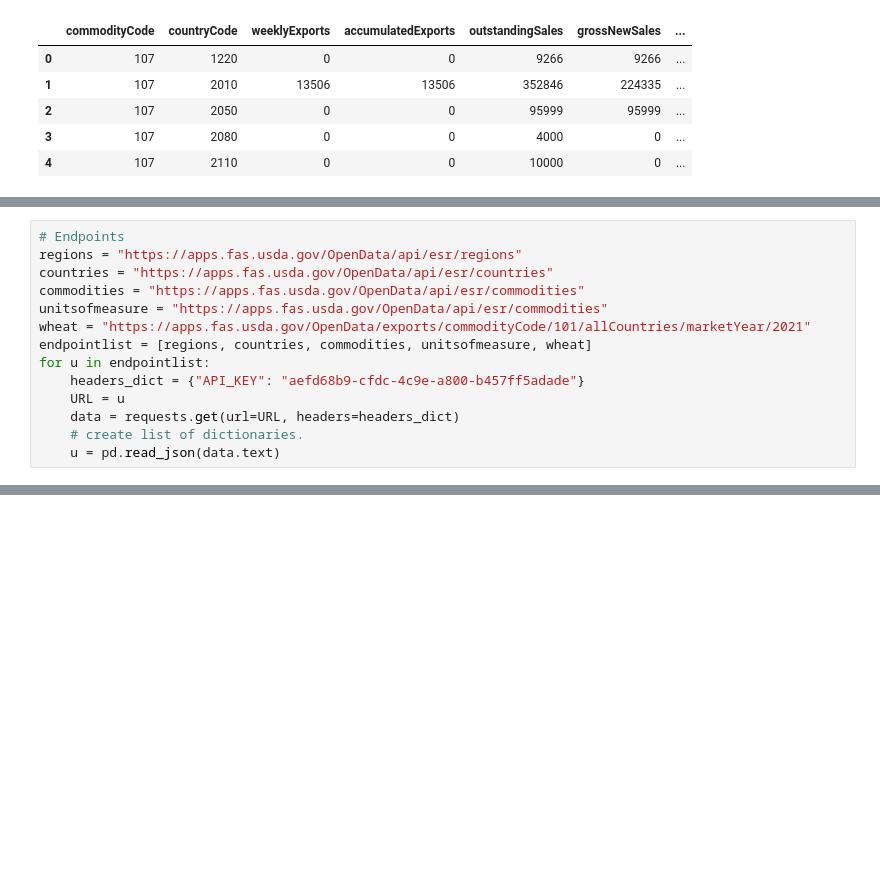
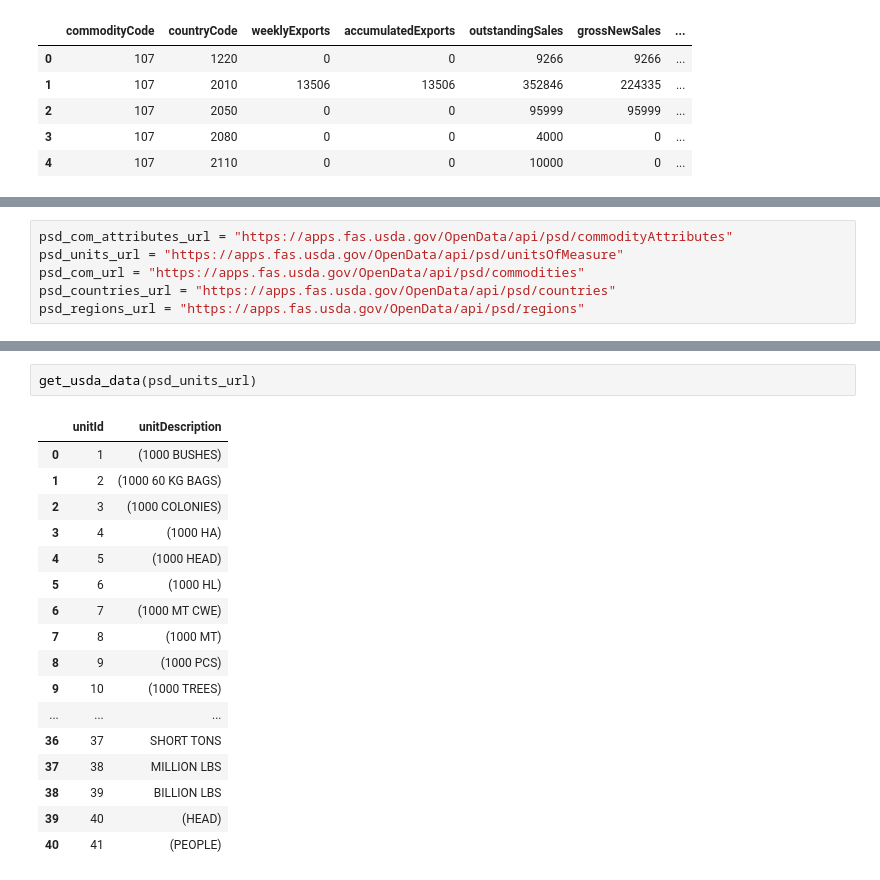
Before and after one commit to earthrise-media/food-security, a Jupyter notebook: usda-data-exploration.ipynb, the cells around one changed output, grey strips where cells are left out. Drawn from its saved outputs; the diff is of its cells as text; blank space fills up the shorter version.

```diff
--- a/usda-data-exploration.ipynb
+++ b/usda-data-exploration.ipynb
@@ -117,14 +115,6 @@ get_usda_data(wheat_url).head(5)
 # %%
-# Endpoints
-regions = "https://apps.fas.usda.gov/OpenData/api/esr/regions"
-countries = "https://apps.fas.usda.gov/OpenData/api/esr/countries"
-commodities = "https://apps.fas.usda.gov/OpenData/api/esr/commodities"
-unitsofmeasure = "https://apps.fas.usda.gov/OpenData/api/esr/commodities"
-wheat = "https://apps.fas.usda.gov/OpenData/exports/commodityCode/101/allCountries/marketYear/2021"
-endpointlist = [regions, countries, commodities, unitsofmeasure, wheat]
-for u in endpointlist:
-    headers_dict = {"API_KEY": "aefd68b9-cfdc-4c9e-a800-b457ff5adade"}
-    URL = u
-    data = requests.get(url=URL, headers=headers_dict)
-    # create list of dictionaries.
-    u = pd.read_json(data.text)
+psd_com_attributes_url = "https://apps.fas.usda.gov/OpenData/api/psd/commodityAttributes"
+psd_units_url = "https://apps.fas.usda.gov/OpenData/api/psd/unitsOfMeasure"
+psd_com_url = "https://apps.fas.usda.gov/OpenData/api/psd/commodities"
+psd_countries_url = "https://apps.fas.usda.gov/OpenData/api/psd/countries"
+psd_regions_url = "https://apps.fas.usda.gov/OpenData/api/psd/regions"
@@ -139,0 +137,20 @@ regions
+# %%
+get_usda_data(psd_units_url)
+# %% [output]
+|  | unitId | unitDescription |
+| 0 | 1 | (1000 BUSHES) |
+| 1 | 2 | (1000 60 KG BAGS) |
+| 2 | 3 | (1000 COLONIES) |
+| 3 | 4 | (1000 HA) |
+| 4 | 5 | (1000 HEAD) |
+| 5 | 6 | (1000 HL) |
+| 6 | 7 | (1000 MT CWE) |
+| 7 | 8 | (1000 MT) |
+| 8 | 9 | (1000 PCS) |
+| 9 | 10 | (1000 TREES) |
+| ... | ... | ... |
+| 36 | 37 | SHORT TONS |
+| 37 | 38 | MILLION LBS |
+| 38 | 39 | BILLION LBS |
+| 39 | 40 | (HEAD) |
+| 40 | 41 | (PEOPLE) |
```
Also changed, not shown: parts of 24 cells of this notebook.
